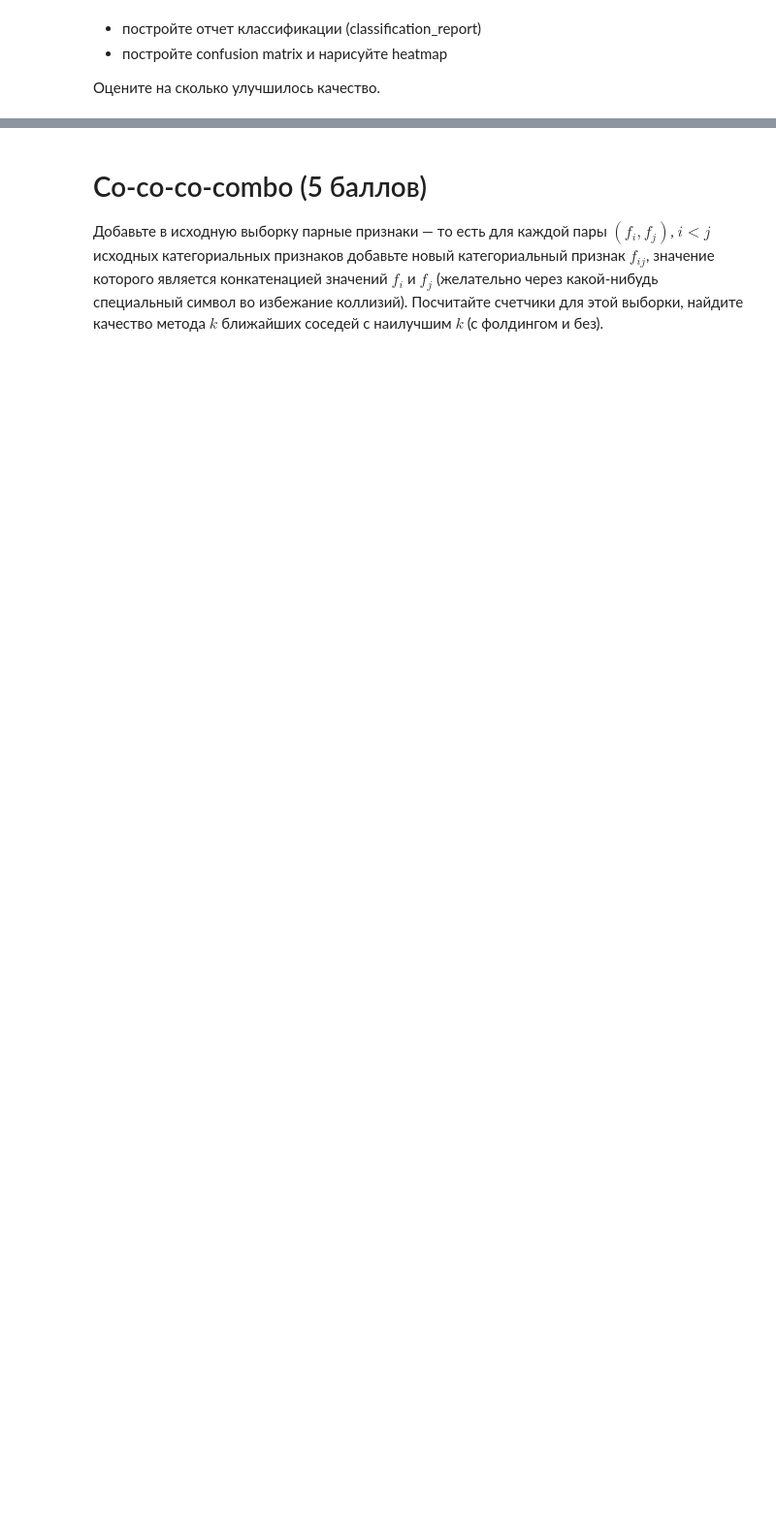
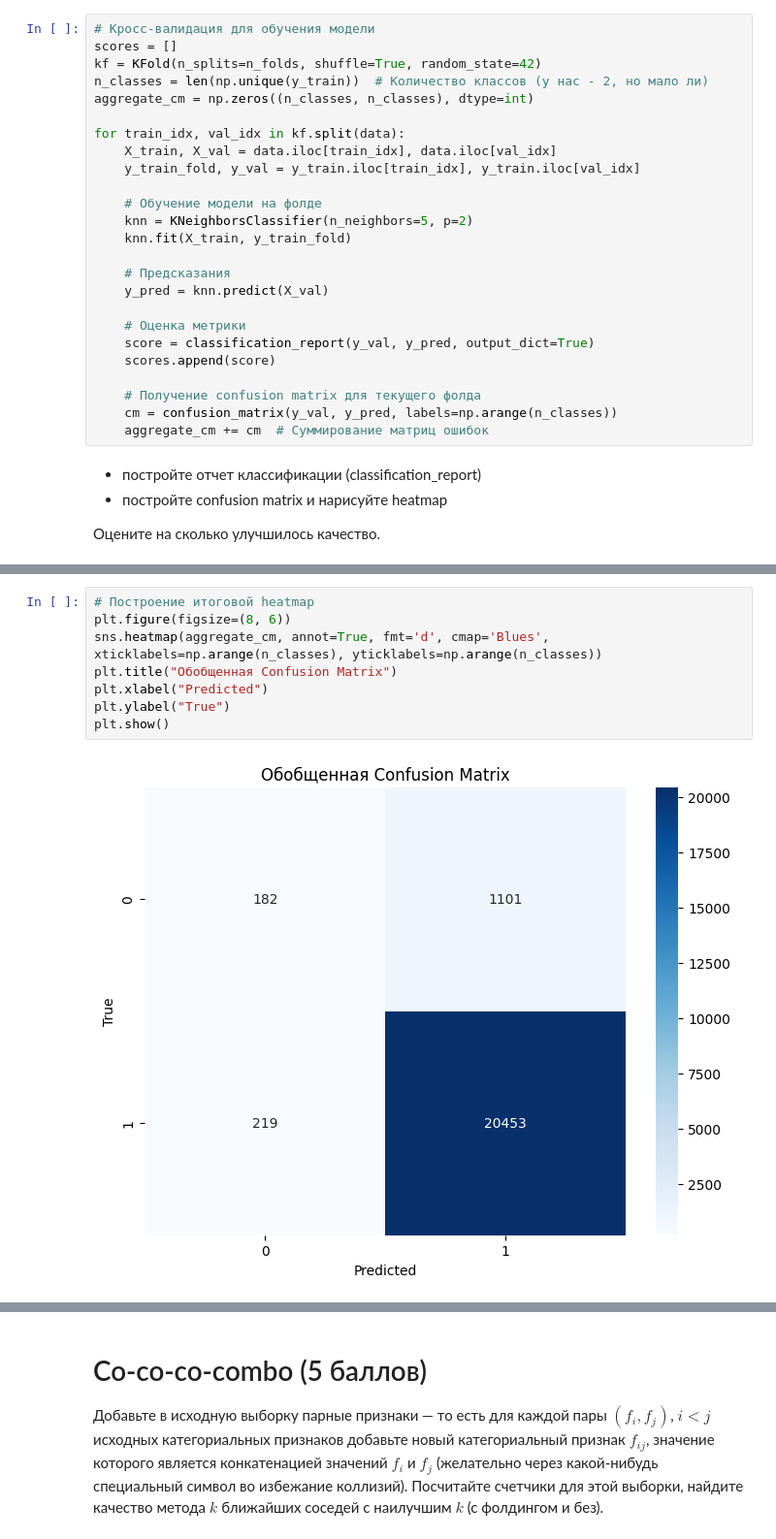
Before and after one commit to Sversim/ML, a Jupyter notebook: 04_knn/03-hw-knn.ipynb, the cells around one changed output, grey strips where cells are left out. Shown at 97% size. Saved outputs shown, nothing was run; the diff lists cells and outputs as text; blank space fills up the shorter version.

```diff
--- a/04_knn/03-hw-knn.ipynb
+++ b/04_knn/03-hw-knn.ipynb
@@ -242,3 +237,28 @@ y_pred = knn.predict(test_data)
+# %%
+# Кросс-валидация для обучения модели
+scores = []
+kf = KFold(n_splits=n_folds, shuffle=True, random_state=42)
+n_classes = len(np.unique(y_train))  # Количество классов (у нас - 2, но мало ли)
+aggregate_cm = np.zeros((n_classes, n_classes), dtype=int)
+
+for train_idx, val_idx in kf.split(data):
+    X_train, X_val = data.iloc[train_idx], data.iloc[val_idx]
+    y_train_fold, y_val = y_train.iloc[train_idx], y_train.iloc[val_idx]
+
+    # Обучение модели на фолде
+    knn = KNeighborsClassifier(n_neighbors=5, p=2)
+    knn.fit(X_train, y_train_fold)
+
+    # Предсказания
+    y_pred = knn.predict(X_val)
+
+    # Оценка метрики
+    score = classification_report(y_val, y_pred, output_dict=True)
+    scores.append(score)
+
+    # Получение confusion matrix для текущего фолда
+    cm = confusion_matrix(y_val, y_pred, labels=np.arange(n_classes))
+    aggregate_cm += cm  # Суммирование матриц ошибок
 # %% [markdown]
 - постройте отчет классификации (classification_report)
 - постройте confusion matrix и нарисуйте heatmap
@@ -285,0 +267,10 @@ weighted avg       0.89      0.94      0.91     10814
+# %%
+# Построение итоговой heatmap
+plt.figure(figsize=(8, 6))
+sns.heatmap(aggregate_cm, annot=True, fmt='d', cmap='Blues', xticklabels=np.arange(n_classes), yticklabels=np.arange(n_classes))
+plt.title("Обобщенная Confusion Matrix")
+plt.xlabel("Predicted")
+plt.ylabel("True")
+plt.show()
+# %% [output]
+[figure, added]
```
Also changed, not shown: parts of 19 cells of this notebook.
